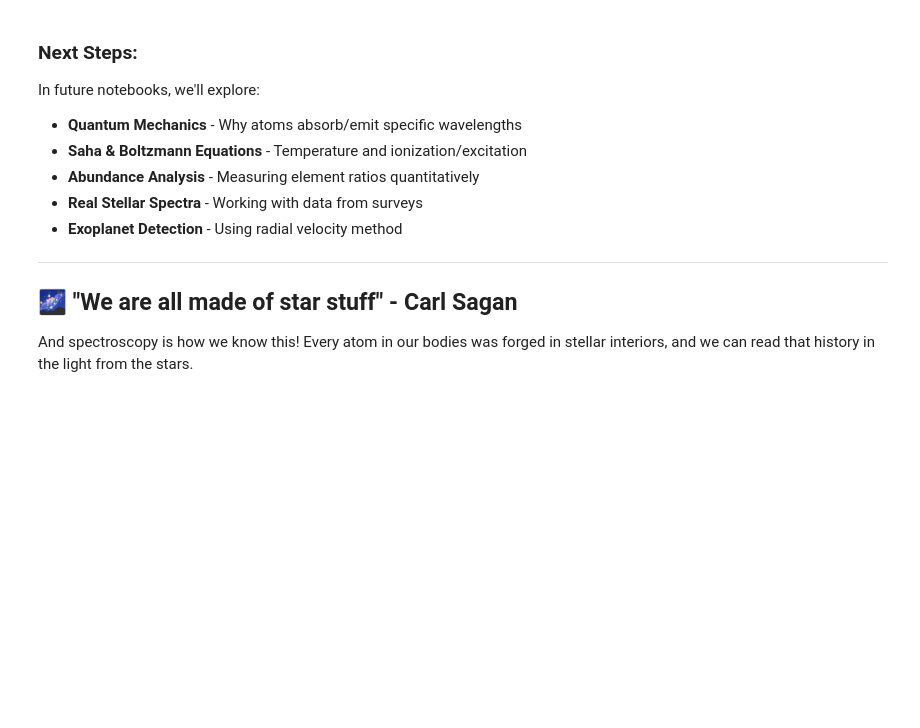
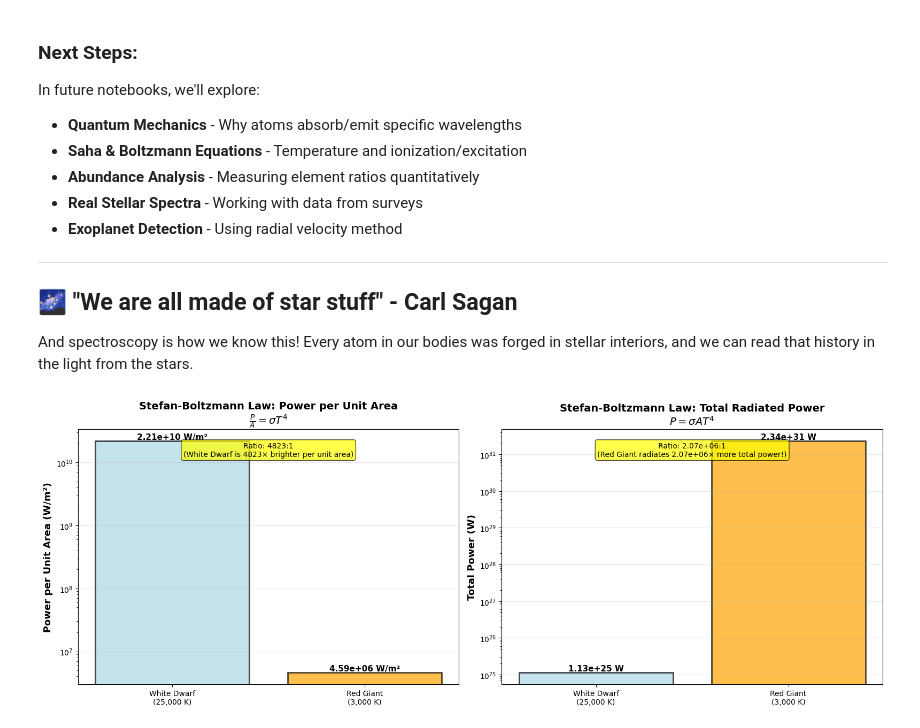
Before and after one commit to Quintinlf/NMR-Project, a Jupyter notebook: stellar_spectrospy/intro_to_stellar_spec.ipynb, the cells around one changed output. Saved outputs shown, nothing was run; the diff lists cells and outputs as text; code cells hidden in the pictures; blank space fills up the shorter version.

```diff
--- a/stellar_spectrospy/intro_to_stellar_spec.ipynb
+++ b/stellar_spectrospy/intro_to_stellar_spec.ipynb
@@ -1171,3 +1387,99 @@ In future notebooks, we'll explore:
 ## 🌌 "We are all made of star stuff" - Carl Sagan
 
 And spectroscopy is how we know this! Every atom in our bodies was forged in stellar interiors, and we can read that history in the light from the stars.
+# %%
+# Demonstrate Stefan-Boltzmann Law with stellar examples
+
+# Constants
+sigma_sb_value = 5.67e-8  # W/(m^2 K^4)
+R_earth = 6.371e6  # Earth radius in meters (for white dwarf)
+
+# White Dwarf parameters
+T_wd = 25000  # K
+R_wd = R_earth  # Approximately Earth-sized
+A_wd = 4 * np.pi * R_wd**2
+
+# Red Giant parameters
+T_rg = 3000  # K
+R_rg = 100000 * R_wd  # 100,000 times larger
+A_rg = 4 * np.pi * R_rg**2
+
+# Calculate power per unit area
+P_per_A_wd = sigma_sb_value * T_wd**4
+P_per_A_rg = sigma_sb_value * T_rg**4
+
+# Calculate total power
+P_total_wd = P_per_A_wd * A_wd
+P_total_rg = P_per_A_rg * A_rg
+
+# Create comparison visualization
+fig, (ax1, ax2) = plt.subplots(1, 2, figsize=(16, 6))
+
+# LEFT PANEL: Power per unit area comparison
+stars = ['White Dwarf\n(25,000 K)', 'Red Giant\n(3,000 K)']
+power_per_area = [P_per_A_wd, P_per_A_rg]
+colors_stars = ['lightblue', 'orange']
+
+bars1 = ax1.bar(stars, power_per_area, color=colors_stars, alpha=0.7, edgecolor='black', linewidth=2)
+ax1.set_ylabel('Power per Unit Area (W/m²)', fontsize=13, fontweight='bold')
+ax1.set_title('Stefan-Boltzmann Law: Power per Unit Area\n' + r'$\frac{P}{A} = \sigma T^4$',
+              fontsize=14, fontweight='bold')
+ax1.set_yscale('log')
+ax1.grid(True, alpha=0.3, axis='y')
+
+# Add value labels
+for bar, value in zip(bars1, power_per_area):
+    height = bar.get_height()
+    ax1.text(bar.get_x() + bar.get_width()/2., height,
+            f'{value:.2e} W/m²',
+            ha='center', va='bottom', fontsize=11, fontweight='bold')
+
+# Calculate and show ratio
+ratio_per_area = P_per_A_wd / P_per_A_rg
+ax1.text(0.5, 0.95, f'Ratio: {ratio_per_area:.0f}:1\n(White Dwarf is {ratio_per_area:.0f}× brighter per unit area)',
+         transform=ax1.transAxes, ha='center', va='top', fontsize=10,
+         bbox=dict(boxstyle='round', facecolor='yellow', alpha=0.7))
+
+# RIGHT PANEL: Total power comparison
+power_total = [P_total_wd, P_total_rg]
+
+bars2 = ax2.bar(stars, power_total, color=colors_stars, alpha=0.7, edgecolor='black', linewidth=2)
+ax2.set_ylabel('Total Power (W)', fontsize=13, fontweight='bold')
+ax2.set_title('Stefan-Boltzmann Law: Total Radiated Power\n' + r'$P = \sigma A T^4$',
+              fontsize=14, fontweight='bold')
+ax2.set_yscale('log')
+ax2.grid(True, alpha=0.3, axis='y')
+
+# Add value labels
+for bar, value in zip(bars2, power_total):
+    height = bar.get_height()
+    ax2.text(bar.get_x() + bar.get_width()/2., height,
+            f'{value:.2e} W',
+            ha='center', va='bottom', fontsize=11, fontweight='bold')
+
+# Calculate and show ratio
+ratio_total = P_total_rg / P_total_wd
+ax2.text(0.5, 0.95, f'Ratio: {ratio_total:.2e}:1\n(Red Giant radiates {ratio_total:.2e}× more total power!)',
+         transform=ax2.transAxes, ha='center', va='top', fontsize=10,
+         bbox=dict(boxstyle='round', facecolor='yellow', alpha=0.7))
+
+plt.tight_layout()
+plt.show()
+
+print("\n" + "="*70)
+print("STEFAN-BOLTZMANN LAW DEMONSTRATION")
+print("="*70)
+print(f"\nWhite Dwarf (T = {T_wd:,} K, R ≈ Earth radius):")
+print(f"  Power per unit area: {P_per_A_wd:.2e} W/m²")
+print(f"  Total power:         {P_total_wd:.2e} W")
+print(f"\nRed Giant (T = {T_rg:,} K, R ≈ 100,000 × White Dwarf):")
+print(f"  Power per unit area: {P_per_A_rg:.2e} W/m²")
+print(f"  Total power:         {P_total_rg:.2e} W")
+print(f"\n📊 Key Insights:")
+print(f"• White dwarf is {ratio_per_area:.0f}× brighter per unit area (T⁴ effect!)")
+print(f"• BUT Red giant radiates {ratio_total:.2e}× more TOTAL power")
+print(f"• Why? ENORMOUS surface area (radius is 100,000× larger!)")
+print(f"\n💡 Stefan's Law: P ∝ T⁴ shows why temperature matters so much!")
+print(f"   Doubling temperature → 16× more power per unit area!")
+# %% [output]
+[figure, added]
```
Also changed, not shown: parts of 20 cells of this notebook.
